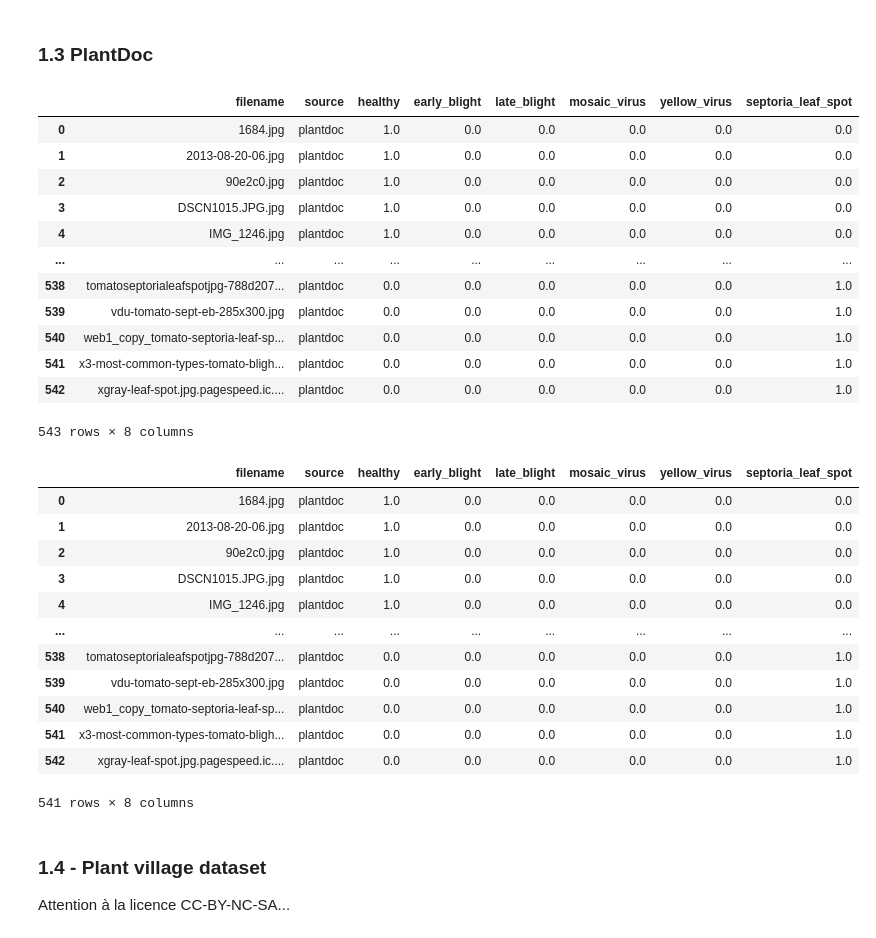
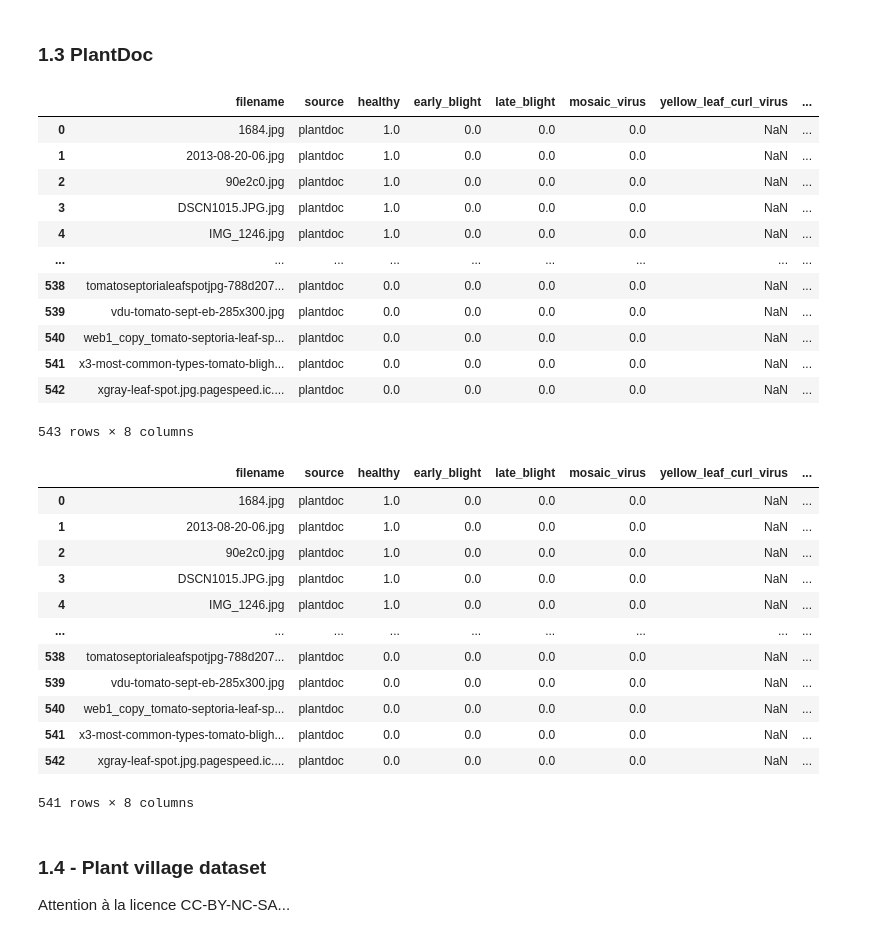
Before and after one commit to maxbhardy/happybud, a Jupyter notebook: dataset/create_dataset.ipynb, the cells around one changed output. Saved outputs shown, nothing was run; the diff lists cells and outputs as text; code cells hidden in the pictures.

```diff
--- a/dataset/create_dataset.ipynb
+++ b/dataset/create_dataset.ipynb
@@ -116,8 +112,16 @@ il semble que "leaf curl" soit un symptôme qui peut être causé par plusieurs
 # Classes
 classes = [
     "healthy",
+    "yellow_leaf_curl_virus",
     "septoria_leaf_spot",
     "verticulium_wilt",
+]
+
+source_classes = [
+    "healthy",
+    "leaf curl",
+    "septoria leaf spot",
+    "verticulium wilt"
 ]
 
 sets = ["test_set", "train_set"]
@@ -131,9 +135,9 @@ source = pathlib.Path(
 )
 dest = pathlib.Path("tomato")
 
-for c in classes:
+for c, sc in zip(classes, source_classes):
     for s in sets:
-        files = list((source / s / c.replace("_", " ")).iterdir())
+        files = list((source / s / sc).iterdir())
         filenames = [f.name for f in files]
 
         tmp_dataset = pd.DataFrame(
@@ -141,6 +145,7 @@ for c in classes:
                 "filename": "",
                 "source": "ccmt",
                 "healthy": 0.0,
+                "yellow_leaf_curl_virus": 0.0,
                 "septoria_leaf_spot": 0.0,
                 "verticulium_wilt": 0.0,
             },
@@ -184,7 +189,7 @@ classes = [
     "early_blight",
     "late_blight",
     "mosaic_virus",
-    "yellow_virus",
+    "yellow_leaf_curl_virus",
     "septoria_leaf_spot",
 ]
 
@@ -215,61 +220,61 @@ for c, sc in zip(classes, source_classes):
             {
                 "filename": "",
                 "source": "plantdoc",
                 "healthy": 0.0,
                 "early_blight": 0.0,
                 "late_blight": 0.0,
                 "mosaic_virus": 0.0,
                 "yellow_virus": 0.0,
                 "septoria_leaf_spot": 0.0,
                 "verticulium_wilt": 0.0,
             },
             index=range(len(filenames)),
             columns=["filename", "source"] + classes,
         )
 
         tmp_dataset["filename"] = filenames
         tmp_dataset["filename"] = tmp_dataset["filename"].str.replace(" ", "_")
         tmp_dataset[c] = 1
         tmp_dataset = tmp_dataset.drop_duplicates()
         plantdoc_dataset.append(tmp_dataset)
 
         # Copie du fichier
         for f in files:
             if not (dest / f.name).exists():
                 shutil.copy2(f, dest / f.name.replace(" ", "_"))
 
 
 plantdoc_dataset = pd.concat(plantdoc_dataset, ignore_index=True)
 plantdoc_dataset
 # %% [output]
-|  | filename | source | healthy | early_blight | late_blight | mosaic_virus | yellow_virus | septoria_leaf_spot |
-| 0 | 1684.jpg | plantdoc | 1.0 | 0.0 | 0.0 | 0.0 | 0.0 | 0.0 |
-| 1 | 2013-08-20-06.jpg | plantdoc | 1.0 | 0.0 | 0.0 | 0.0 | 0.0 | 0.0 |
-| 2 | 90e2c0.jpg | plantdoc | 1.0 | 0.0 | 0.0 | 0.0 | 0.0 | 0.0 |
-| 3 | DSCN1015.JPG.jpg | plantdoc | 1.0 | 0.0 | 0.0 | 0.0 | 0.0 | 0.0 |
-| 4 | IMG_1246.jpg | plantdoc | 1.0 | 0.0 | 0.0 | 0.0 | 0.0 | 0.0 |
+|  | filename | source | healthy | early_blight | late_blight | mosaic_virus | yellow_leaf_curl_virus | ... |
+| 0 | 1684.jpg | plantdoc | 1.0 | 0.0 | 0.0 | 0.0 | NaN | ... |
+| 1 | 2013-08-20-06.jpg | plantdoc | 1.0 | 0.0 | 0.0 | 0.0 | NaN | ... |
+| 2 | 90e2c0.jpg | plantdoc | 1.0 | 0.0 | 0.0 | 0.0 | NaN | ... |
+| 3 | DSCN1015.JPG.jpg | plantdoc | 1.0 | 0.0 | 0.0 | 0.0 | NaN | ... |
+| 4 | IMG_1246.jpg | plantdoc | 1.0 | 0.0 | 0.0 | 0.0 | NaN | ... |
 | ... | ... | ... | ... | ... | ... | ... | ... | ... |
-| 538 | tomatoseptorialeafspotjpg-788d207... | plantdoc | 0.0 | 0.0 | 0.0 | 0.0 | 0.0 | 1.0 |
-| 539 | vdu-tomato-sept-eb-285x300.jpg | plantdoc | 0.0 | 0.0 | 0.0 | 0.0 | 0.0 | 1.0 |
-| 540 | web1_copy_tomato-septoria-leaf-sp... | plantdoc | 0.0 | 0.0 | 0.0 | 0.0 | 0.0 | 1.0 |
-| 541 | x3-most-common-types-tomato-bligh... | plantdoc | 0.0 | 0.0 | 0.0 | 0.0 | 0.0 | 1.0 |
-| 542 | xgray-leaf-spot.jpg.pagespeed.ic.... | plantdoc | 0.0 | 0.0 | 0.0 | 0.0 | 0.0 | 1.0 |
+| 538 | tomatoseptorialeafspotjpg-788d207... | plantdoc | 0.0 | 0.0 | 0.0 | 0.0 | NaN | ... |
+| 539 | vdu-tomato-sept-eb-285x300.jpg | plantdoc | 0.0 | 0.0 | 0.0 | 0.0 | NaN | ... |
+| 540 | web1_copy_tomato-septoria-leaf-sp... | plantdoc | 0.0 | 0.0 | 0.0 | 0.0 | NaN | ... |
+| 541 | x3-most-common-types-tomato-bligh... | plantdoc | 0.0 | 0.0 | 0.0 | 0.0 | NaN | ... |
+| 542 | xgray-leaf-spot.jpg.pagespeed.ic.... | plantdoc | 0.0 | 0.0 | 0.0 | 0.0 | NaN | ... |
 543 rows × 8 columns
 # %%
 plantdoc_dataset.drop_duplicates()
 # %% [output]
-|  | filename | source | healthy | early_blight | late_blight | mosaic_virus | yellow_virus | septoria_leaf_spot |
-| 0 | 1684.jpg | plantdoc | 1.0 | 0.0 | 0.0 | 0.0 | 0.0 | 0.0 |
-| 1 | 2013-08-20-06.jpg | plantdoc | 1.0 | 0.0 | 0.0 | 0.0 | 0.0 | 0.0 |
-| 2 | 90e2c0.jpg | plantdoc | 1.0 | 0.0 | 0.0 | 0.0 | 0.0 | 0.0 |
-| 3 | DSCN1015.JPG.jpg | plantdoc | 1.0 | 0.0 | 0.0 | 0.0 | 0.0 | 0.0 |
-| 4 | IMG_1246.jpg | plantdoc | 1.0 | 0.0 | 0.0 | 0.0 | 0.0 | 0.0 |
+|  | filename | source | healthy | early_blight | late_blight | mosaic_virus | yellow_leaf_curl_virus | ... |
+| 0 | 1684.jpg | plantdoc | 1.0 | 0.0 | 0.0 | 0.0 | NaN | ... |
+| 1 | 2013-08-20-06.jpg | plantdoc | 1.0 | 0.0 | 0.0 | 0.0 | NaN | ... |
+| 2 | 90e2c0.jpg | plantdoc | 1.0 | 0.0 | 0.0 | 0.0 | NaN | ... |
+| 3 | DSCN1015.JPG.jpg | plantdoc | 1.0 | 0.0 | 0.0 | 0.0 | NaN | ... |
+| 4 | IMG_1246.jpg | plantdoc | 1.0 | 0.0 | 0.0 | 0.0 | NaN | ... |
 | ... | ... | ... | ... | ... | ... | ... | ... | ... |
-| 538 | tomatoseptorialeafspotjpg-788d207... | plantdoc | 0.0 | 0.0 | 0.0 | 0.0 | 0.0 | 1.0 |
-| 539 | vdu-tomato-sept-eb-285x300.jpg | plantdoc | 0.0 | 0.0 | 0.0 | 0.0 | 0.0 | 1.0 |
-| 540 | web1_copy_tomato-septoria-leaf-sp... | plantdoc | 0.0 | 0.0 | 0.0 | 0.0 | 0.0 | 1.0 |
-| 541 | x3-most-common-types-tomato-bligh... | plantdoc | 0.0 | 0.0 | 0.0 | 0.0 | 0.0 | 1.0 |
-| 542 | xgray-leaf-spot.jpg.pagespeed.ic.... | plantdoc | 0.0 | 0.0 | 0.0 | 0.0 | 0.0 | 1.0 |
+| 538 | tomatoseptorialeafspotjpg-788d207... | plantdoc | 0.0 | 0.0 | 0.0 | 0.0 | NaN | ... |
+| 539 | vdu-tomato-sept-eb-285x300.jpg | plantdoc | 0.0 | 0.0 | 0.0 | 0.0 | NaN | ... |
+| 540 | web1_copy_tomato-septoria-leaf-sp... | plantdoc | 0.0 | 0.0 | 0.0 | 0.0 | NaN | ... |
+| 541 | x3-most-common-types-tomato-bligh... | plantdoc | 0.0 | 0.0 | 0.0 | 0.0 | NaN | ... |
+| 542 | xgray-leaf-spot.jpg.pagespeed.ic.... | plantdoc | 0.0 | 0.0 | 0.0 | 0.0 | NaN | ... |
 541 rows × 8 columns
 # %% [markdown]
 ### 1.4 - Plant village dataset
```
Also changed, not shown: parts of 10 cells of this notebook, 2 other files.
